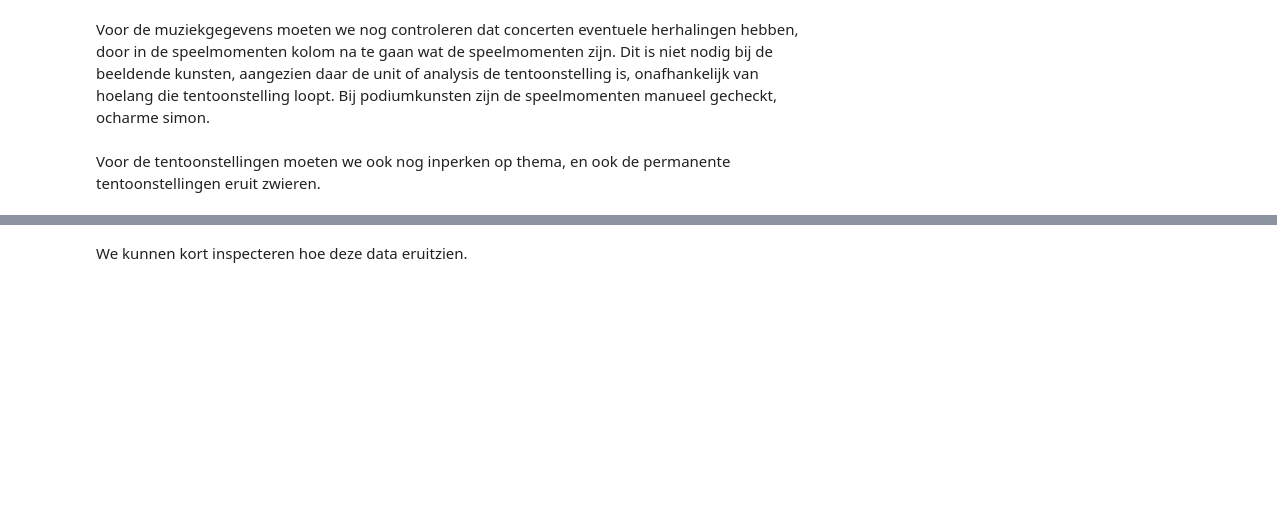
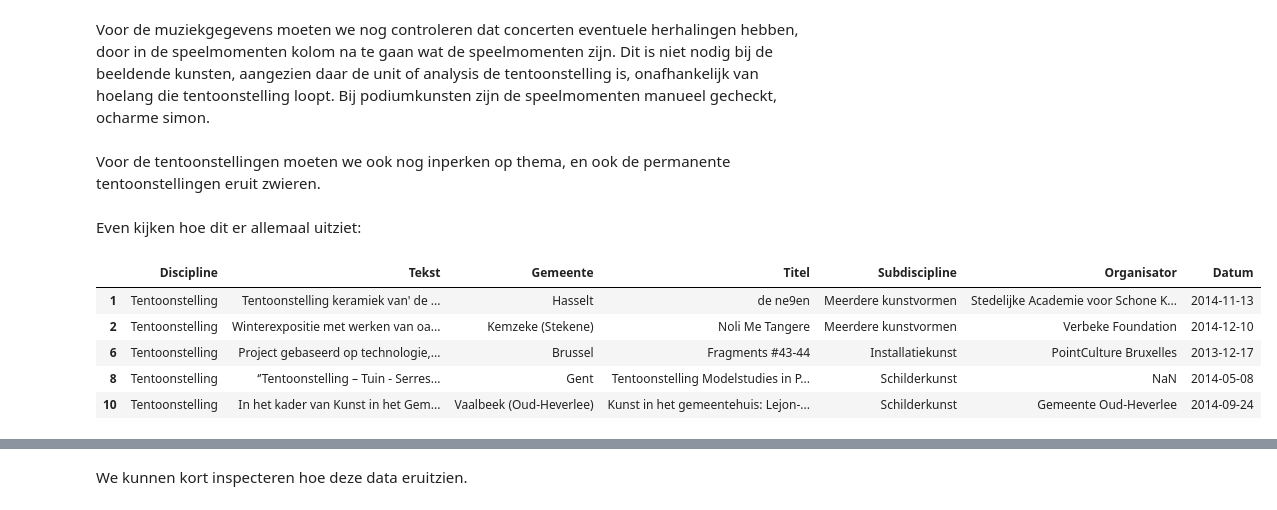
Before and after one commit to Kunstenpunt/datakunstjes, a Jupyter notebook: corpusanalyse uitdatabank/corpusanalyse.ipynb, the cells around one changed output, grey strips where cells are left out. Saved outputs shown, nothing was run; the diff lists cells and outputs as text; code cells hidden in the pictures; blank space fills up the shorter version.

```diff
--- a/corpusanalyse uitdatabank/corpusanalyse.ipynb
+++ b/corpusanalyse uitdatabank/corpusanalyse.ipynb
@@ -60,0 +61,11 @@ df_bk_filtered = df_bk_filtered.drop_duplicates(subset=["Titel", "Discipline", "
+# %% [markdown]
+Even kijken hoe dit er allemaal uitziet:
+# %%
+df_bk_filtered.head()
+# %% [output]
+|  | Discipline | Tekst | Gemeente | Titel | Subdiscipline | Organisator | Datum |
+| 1 | Tentoonstelling | Tentoonstelling keramiek van' de ... | Hasselt | de ne9en | Meerdere kunstvormen | Stedelijke Academie voor Schone K... | 2014-11-13 |
+| 2 | Tentoonstelling | Winterexpositie met werken van oa... | Kemzeke (Stekene) | Noli Me Tangere | Meerdere kunstvormen | Verbeke Foundation | 2014-12-10 |
+| 6 | Tentoonstelling | Project gebaseerd op technologie,... | Brussel | Fragments #43-44 | Installatiekunst | PointCulture Bruxelles | 2013-12-17 |
+| 8 | Tentoonstelling | ‘’Tentoonstelling – Tuin - Serres... | Gent | Tentoonstelling Modelstudies in P... | Schilderkunst | NaN | 2014-05-08 |
+| 10 | Tentoonstelling | In het kader van Kunst in het Gem... | Vaalbeek (Oud-Heverlee) | Kunst in het gemeentehuis: Lejon-... | Schilderkunst | Gemeente Oud-Heverlee | 2014-09-24 |
```
Also changed, not shown: parts of 18 cells of this notebook, 6 other files.
